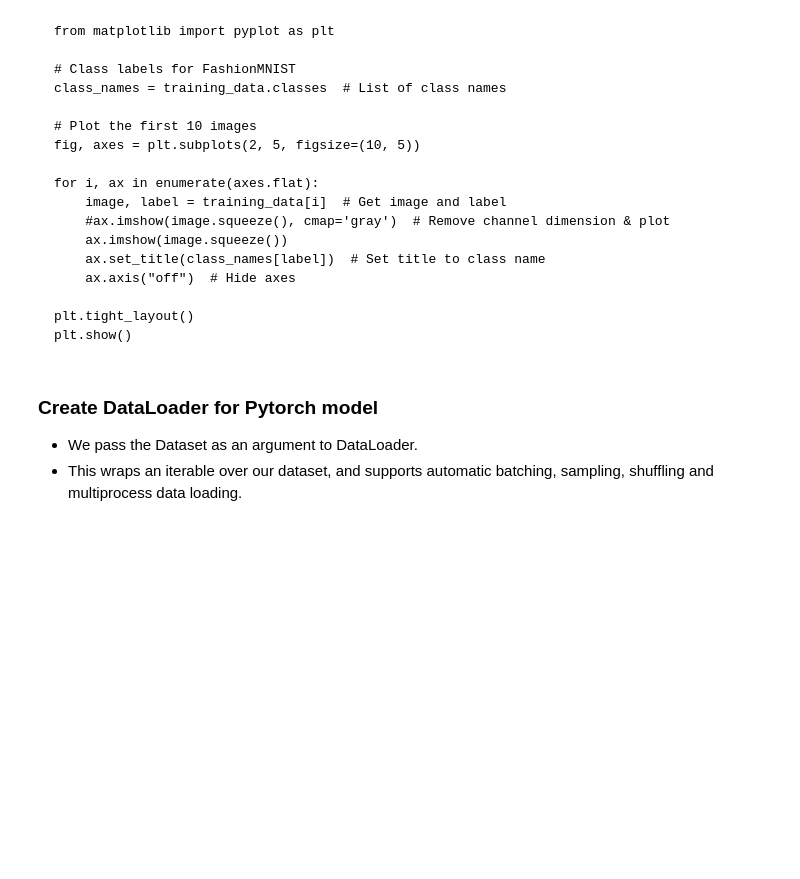
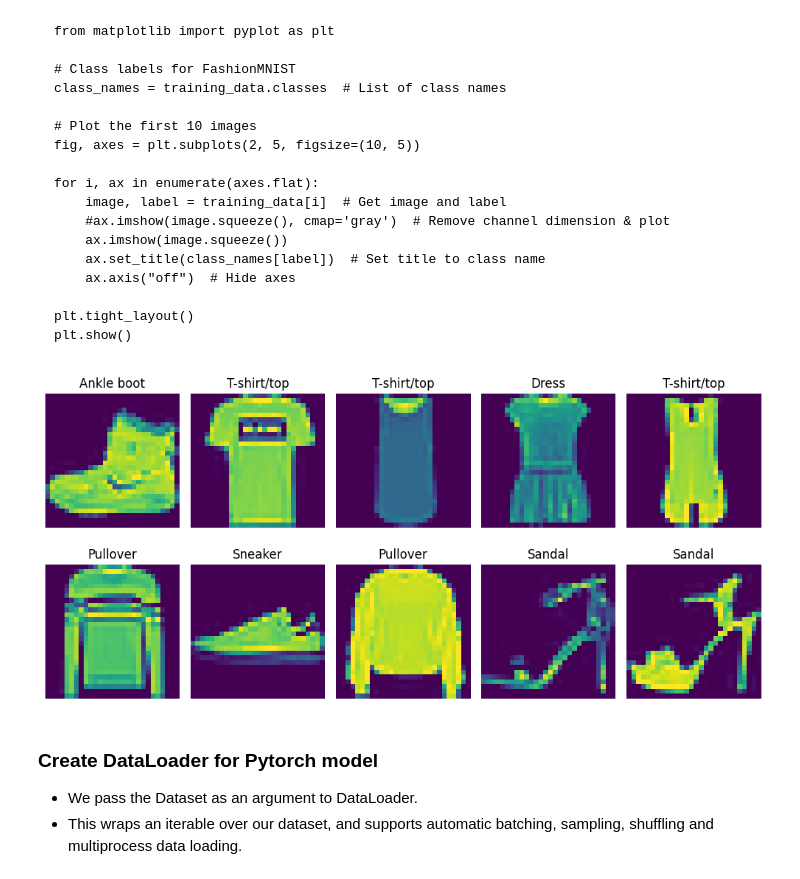
Before and after one commit to dornercr/INFO371, a Jupyter notebook: INFO371_week9_NN_PyTorch_allMarkdown.ipynb, the cells around one changed output. Drawn from its saved outputs; the diff is of its cells as text; code cells hidden in the pictures; blank space fills up the shorter version.

````diff
--- a/INFO371_week9_NN_PyTorch_allMarkdown.ipynb
+++ b/INFO371_week9_NN_PyTorch_allMarkdown.ipynb
@@ -114,6 +174,16 @@ test_data = datasets.FashionMNIST(
     transform=ToTensor(),
 )
 ```
+# %%
+
+
+# Download test data from open datasets.
+test_data = datasets.FashionMNIST(
+    root="data",
+    train=False,
+    download=True,
+    transform=ToTensor(),
+)
 # %% [markdown]
 ```
 training_data.classes
@@ -136,3 +231,12 @@ print(f"Number of test images in test_data: {len(test_data)}")
 image, label = test_data[0]  # Get the first image
 print(f"Shape of one test image: {image.shape}")  # (C, H, W) format in PyTorch
 ```
+# %%
+
+
+# Get test dataset size
+print(f"Number of test images in test_data: {len(test_data)}")
+
+# Get shape of one image
+image, label = test_data[0]  # Get the first image
+print(f"Shape of one test image: {image.shape}")  # (C, H, W) format in PyTorch
@@ -156,6 +263,28 @@ for i, ax in enumerate(axes.flat):
 plt.tight_layout()
 plt.show()
 ```
+# %%
+
+
+from matplotlib import pyplot as plt
+
+# Class labels for FashionMNIST
+class_names = training_data.classes  # List of class names
+
+# Plot the first 10 images
+fig, axes = plt.subplots(2, 5, figsize=(10, 5))
+
+for i, ax in enumerate(axes.flat):
+    image, label = training_data[i]  # Get image and label
+    #ax.imshow(image.squeeze(), cmap='gray')  # Remove channel dimension & plot
+    ax.imshow(image.squeeze())
+    ax.set_title(class_names[label])  # Set title to class name
+    ax.axis("off")  # Hide axes
+
+plt.tight_layout()
+plt.show()
+# %% [output]
+[figure, added]
 # %% [markdown]
 ### Create DataLoader for Pytorch model
 - We pass the Dataset as an argument to DataLoader.
````
Also changed, not shown: parts of 24 cells of this notebook.
